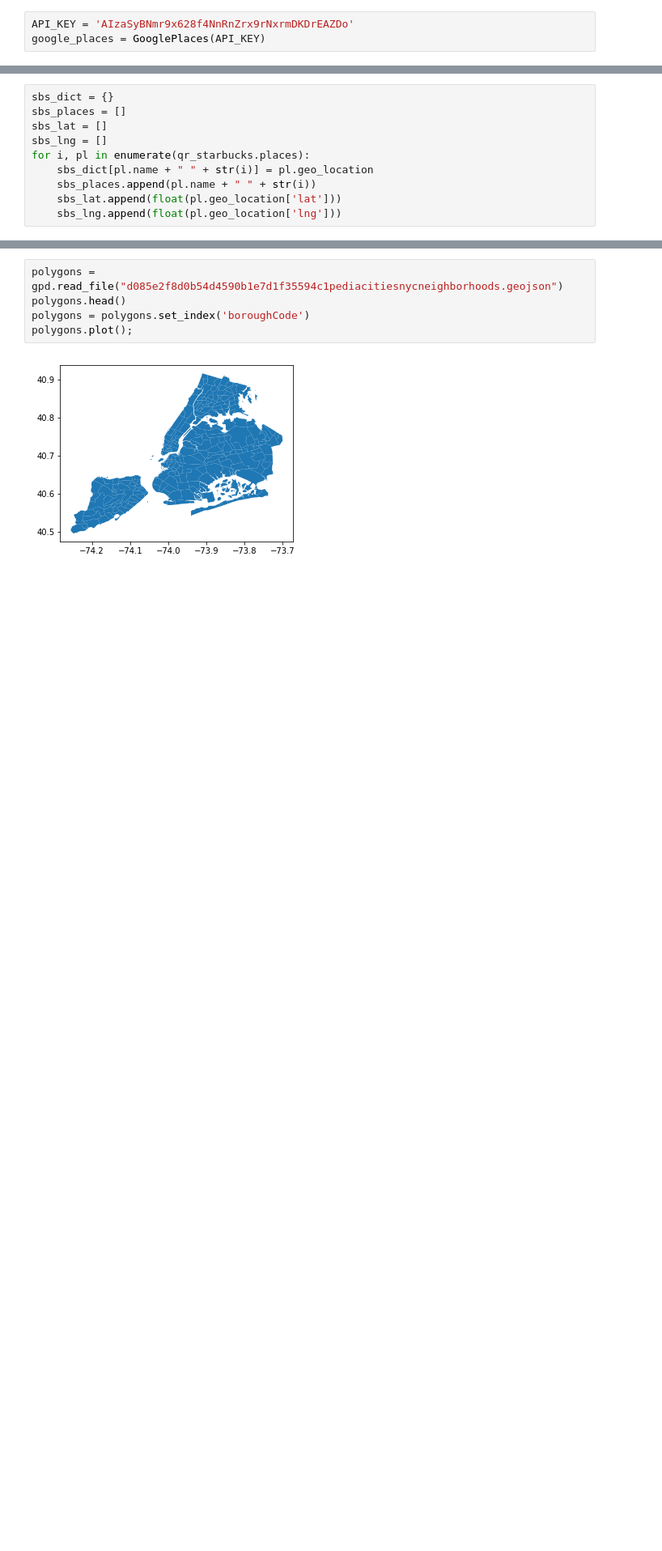
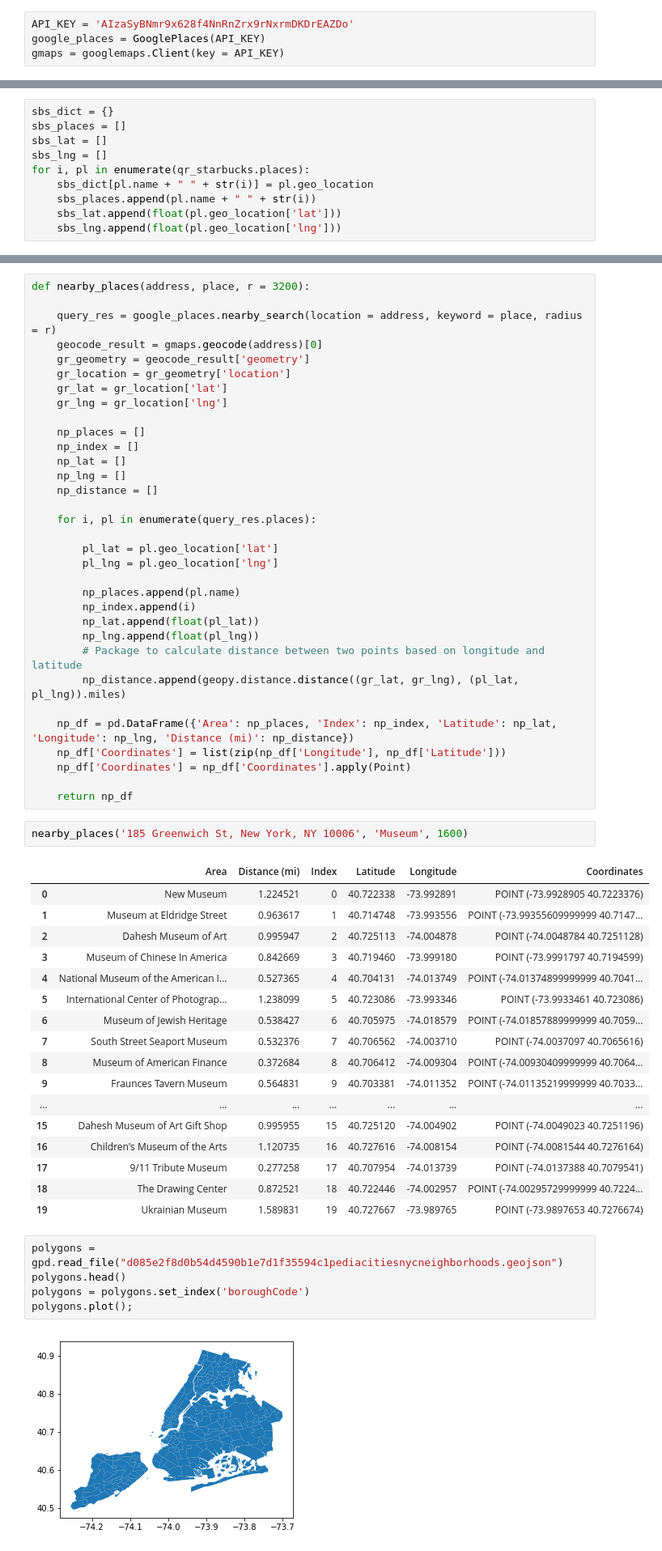
Before and after one commit to nalehc/gala_flyer_locations, a Jupyter notebook: Google_Places_Scraping_Alan.ipynb, the cells around one changed output, grey strips where cells are left out. Shown at 81% size. Saved outputs shown, nothing was run; the diff lists cells and outputs as text; blank space fills up the shorter version.

```diff
--- a/Google_Places_Scraping_Alan.ipynb
+++ b/Google_Places_Scraping_Alan.ipynb
@@ -14,6 +15,7 @@ API key that has google places and google geolocation permissions turned on
 # %%
 API_KEY = 'AIzaSyBNmr9x628f4NnRnZrx9rNxrmDKDrEAZDo'
 google_places = GooglePlaces(API_KEY)
+gmaps = googlemaps.Client(key = API_KEY)
 # %% [markdown]
 Example query for Apple Stores
 # %%
@@ -77,3 +76,56 @@ float(sbs_dict[test_key]['lat'])
+# %%
+def nearby_places(address, place, r = 3200):
+
+    query_res = google_places.nearby_search(location = address, keyword = place, radius = r)
+    geocode_result = gmaps.geocode(address)[0]
+    gr_geometry = geocode_result['geometry']
+    gr_location = gr_geometry['location']
+    gr_lat = gr_location['lat']
+    gr_lng = gr_location['lng']
+
+    np_places = []
+    np_index = []
+    np_lat = []
+    np_lng = []
+    np_distance = []
+
+    for i, pl in enumerate(query_res.places):
+
+        pl_lat = pl.geo_location['lat']
+        pl_lng = pl.geo_location['lng']
+
+        np_places.append(pl.name)
+        np_index.append(i)
+        np_lat.append(float(pl_lat))
+        np_lng.append(float(pl_lng))
+        # Package to calculate distance between two points based on longitude and latitude
+        np_distance.append(geopy.distance.distance((gr_lat, gr_lng), (pl_lat, pl_lng)).miles)
+
+    np_df = pd.DataFrame({'Area': np_places, 'Index': np_index, 'Latitude': np_lat, 'Longitude': np_lng, 'Distance (mi)': np_distance})
+    np_df['Coordinates'] = list(zip(np_df['Longitude'], np_df['Latitude']))
+    np_df['Coordinates'] = np_df['Coordinates'].apply(Point)
+
+    return np_df
+# %%
+nearby_places('185 Greenwich St, New York, NY 10006', 'Museum', 1600)
+# %% [output]
+|  | Area | Distance (mi) | Index | Latitude | Longitude | Coordinates |
+| 0 | New Museum | 1.224521 | 0 | 40.722338 | -73.992891 | POINT (-73.9928905 40.7223376) |
+| 1 | Museum at Eldridge Street | 0.963617 | 1 | 40.714748 | -73.993556 | POINT (-73.99355609999999 40.7147... |
+| 2 | Dahesh Museum of Art | 0.995947 | 2 | 40.725113 | -74.004878 | POINT (-74.0048784 40.7251128) |
+| 3 | Museum of Chinese In America | 0.842669 | 3 | 40.719460 | -73.999180 | POINT (-73.9991797 40.7194599) |
+| 4 | National Museum of the American I... | 0.527365 | 4 | 40.704131 | -74.013749 | POINT (-74.01374899999999 40.7041... |
+| 5 | International Center of Photograp... | 1.238099 | 5 | 40.723086 | -73.993346 | POINT (-73.9933461 40.723086) |
+| 6 | Museum of Jewish Heritage | 0.538427 | 6 | 40.705975 | -74.018579 | POINT (-74.01857889999999 40.7059... |
+| 7 | South Street Seaport Museum | 0.532376 | 7 | 40.706562 | -74.003710 | POINT (-74.0037097 40.7065616) |
+| 8 | Museum of American Finance | 0.372684 | 8 | 40.706412 | -74.009304 | POINT (-74.00930409999999 40.7064... |
+| 9 | Fraunces Tavern Museum | 0.564831 | 9 | 40.703381 | -74.011352 | POINT (-74.01135219999999 40.7033... |
+| ... | ... | ... | ... | ... | ... | ... |
+| 15 | Dahesh Museum of Art Gift Shop | 0.995955 | 15 | 40.725120 | -74.004902 | POINT (-74.0049023 40.7251196) |
+| 16 | Children's Museum of the Arts | 1.120735 | 16 | 40.727616 | -74.008154 | POINT (-74.0081544 40.7276164) |
+| 17 | 9/11 Tribute Museum | 0.277258 | 17 | 40.707954 | -74.013739 | POINT (-74.0137388 40.7079541) |
+| 18 | The Drawing Center | 0.872521 | 18 | 40.722446 | -74.002957 | POINT (-74.00295729999999 40.7224... |
+| 19 | Ukrainian Museum | 1.589831 | 19 | 40.727667 | -73.989765 | POINT (-73.9897653 40.7276674) |
 # %%
 polygons = gpd.read_file("d085e2f8d0b54d4590b1e7d1f35594c1pediacitiesnycneighborhoods.geojson")
 polygons.head()
```
Also changed, not shown: parts of 6 cells of this notebook.
